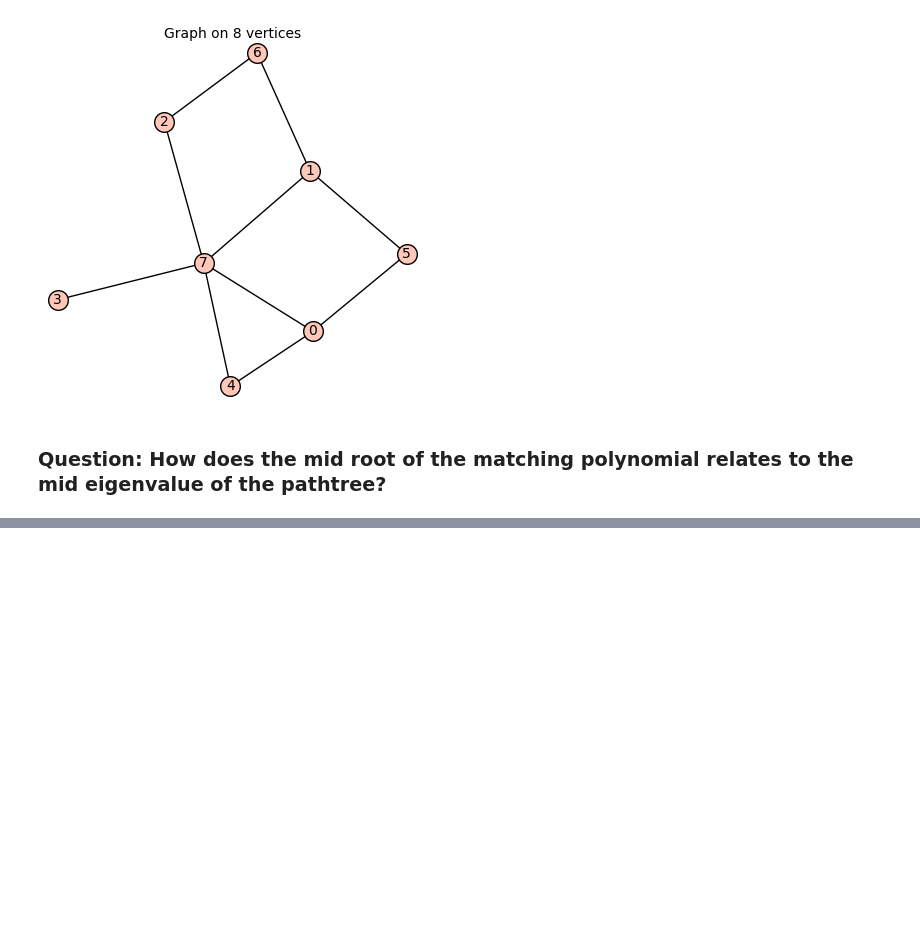
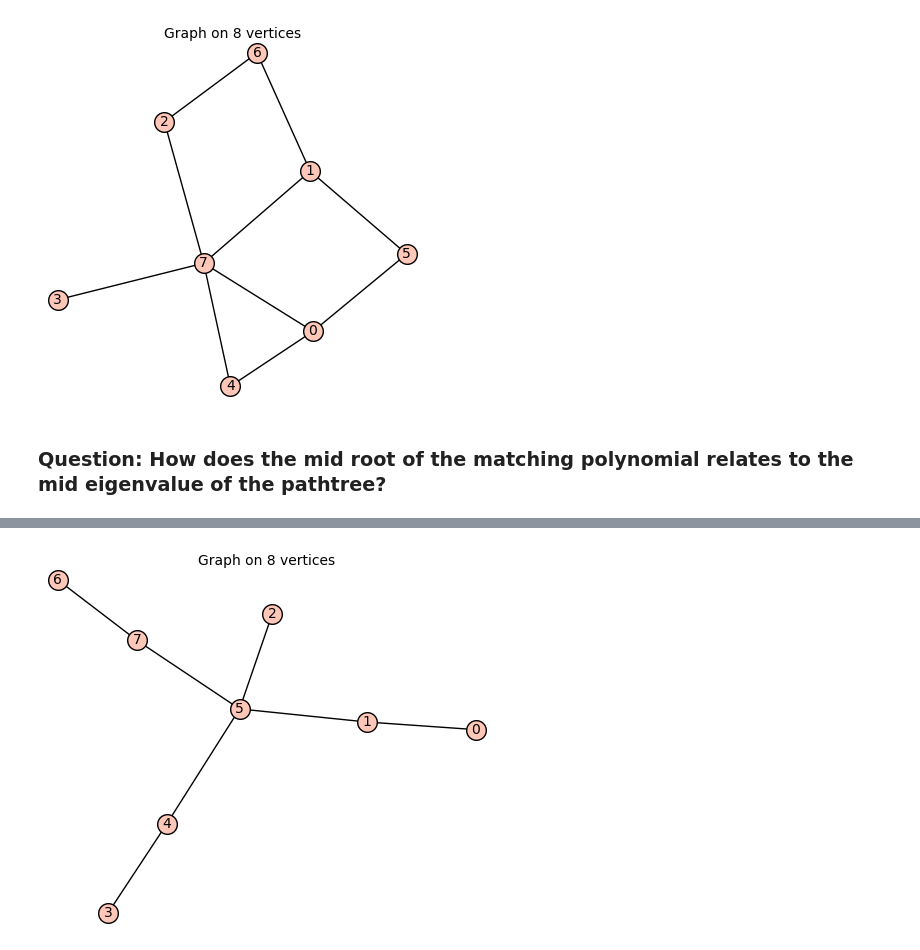
Before and after one commit to emanueljuliano/Strongly_Cospectral_Vertices_On_Trees, a Jupyter notebook: Inverse of path trees.ipynb, the cells around one changed output, grey strips where cells are left out. Drawn from its saved outputs; the diff is of its cells as text; code cells hidden in the pictures; blank space fills up the shorter version.

```diff
--- a/Inverse of path trees.ipynb
+++ b/Inverse of path trees.ipynb
@@ -601,0 +742,4 @@ Graph("G?bBFo")
+# %%
+inverse_of_tree(PathTree(Graph("ECRo"), 1))
+# %% [output]
+[figure, added]
```
Also changed, not shown: parts of 18 cells of this notebook, 1 other file.
